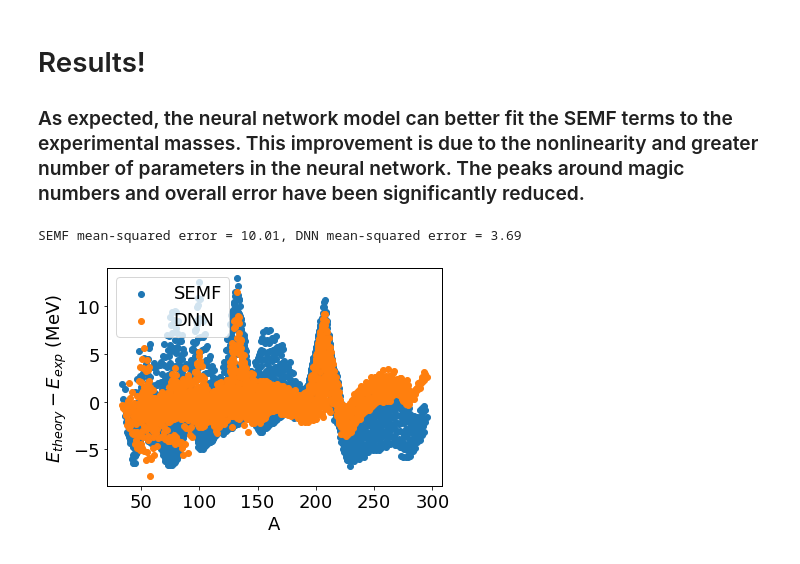
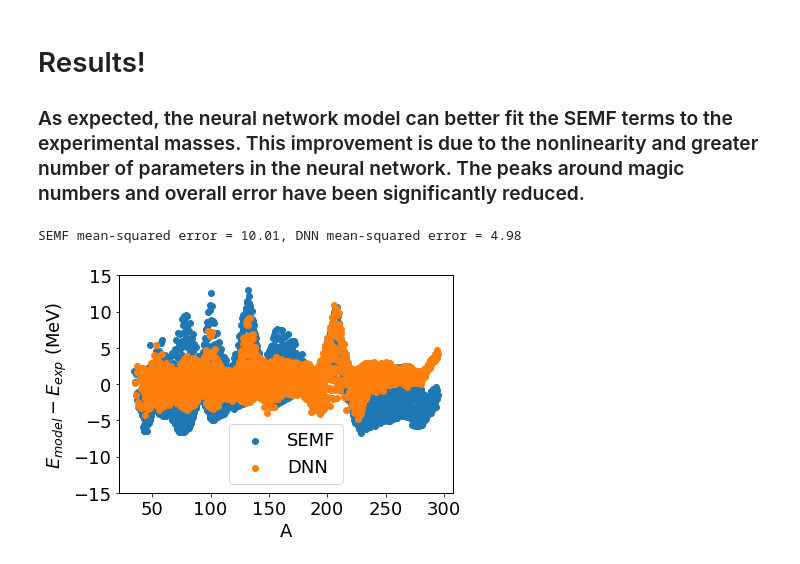
Before and after one commit to zbarvian/Mass-Learning, a Jupyter notebook: dnn_semf_discrepancy.ipynb, the cells around one changed output. Drawn from its saved outputs; the diff is of its cells as text; code cells hidden in the pictures.

Commit message:
made plots more legible

```diff
--- a/dnn_semf_discrepancy.ipynb
+++ b/dnn_semf_discrepancy.ipynb
@@ -103,11 +104,15 @@ plt.show()
 # %%
 # Next, we design our model architecture to be optimized. Going with two hidden layers and ReLU activation.
 def dnn_model(df, features, target, hyparms):
-    x_features = df[features]
-    y_target = df[target]
+    #x_features = df[features]
+    #y_target = df[target]
     batch_size = 64
     # Splitting into training/testing sets
-    x_train, x_test, y_train, y_test = train_test_split(x_features,y_target,train_size=0.8)
+    train_set = df.sample(frac=0.8, random_state=0)
+    test_set = df.drop(train_set.index)
+    x_train = train_set[features]
+    y_train = train_set[target]
+    #x_train, x_test, y_train, y_test = train_test_split(x_features,y_target,train_size=0.8)
     # Creating normalizing object
     normalizer = tf.keras.layers.Normalization(axis=-1)
     # Adapting normalizer to inputs
@@ -123,7 +128,7 @@ def dnn_model(df, features, target, hyparms):
       # Regression problem requires only one linear output unit
       layers.Dense(1)])
     # Preventing overtraining with early stopping
-    stopping = tf.keras.callbacks.EarlyStopping(monitor='val_loss', patience=100, restore_best_weights=True)
+    stopping = tf.keras.callbacks.EarlyStopping(monitor='val_loss', patience=250, restore_best_weights=True)
     # Loss function for regression, using Adam optimizer
     DNN_model.compile(optimizer='Adam',
               loss=tf.keras.losses.MeanAbsoluteError())
@@ -137,7 +142,7 @@ def dnn_model(df, features, target, hyparms):
     # Performance metrics during training
     val_loss_per_epoch = history.history['val_loss']
     # After training, predicting target from features
-    y_prediction = DNN_model.predict(x_features)
+    y_prediction = DNN_model.predict(df[features])
     # Returning predicted energies and validation loss for model tuning
     return y_prediction, val_loss_per_epoch
 # %% [markdown]
@@ -158,7 +163,7 @@ def dnn_evaluate(hyparms):
 # Defining hyperparameter space to be explored by optimization
 
 space = {
-    'frac_dropout': hp.uniform('frac_dropout', 0., 0.5),
+    'frac_dropout': hp.quniform('frac_dropout', 0, 0.5, 0.1),
     'n_nodes1': hp.quniform('n_nodes1', 40,300,20),
     'n_nodes2': hp.quniform('n_nodes2', 40,300,20),
 }
@@ -207,18 +213,19 @@ data['dnn_E'] = dnn_model(data, features, 'E', [best_epoch, n_nodes1, n_nodes2,
 # %%
 # Calculating mean-squared error in mass predictions for both SEMF and neural network
 SEMF_err = data['semf_E'] - data['E']
 SEMF_mse = np.sum(SEMF_err**2)/len(data.index)
 DNN_err = data['dnn_E'] - data['E']
 DNN_mse = np.sum(DNN_err**2)/len(data.index)
 print('SEMF mean-squared error = %2.2f, DNN mean-squared error = %2.2f' % (SEMF_mse, DNN_mse))
 
 # Comparing results
 plt.scatter(data['A'], SEMF_err, label='SEMF')
 plt.scatter(data['A'], DNN_err, label='DNN')
 plt.xlabel('A')
-plt.ylabel('$E_{theory} - E_{exp}$ (MeV)')
-plt.legend()
+plt.ylim(-15, 15)
+plt.ylabel('$E_{model} - E_{exp}$ (MeV)')
+plt.legend(loc='lower center')
 plt.show()
 # %% [output]
-SEMF mean-squared error = 10.01, DNN mean-squared error = 3.69
+SEMF mean-squared error = 10.01, DNN mean-squared error = 4.98
-[figure, old version]
+[figure, new version]
```
Also changed, not shown: parts of 3 cells of this notebook.
